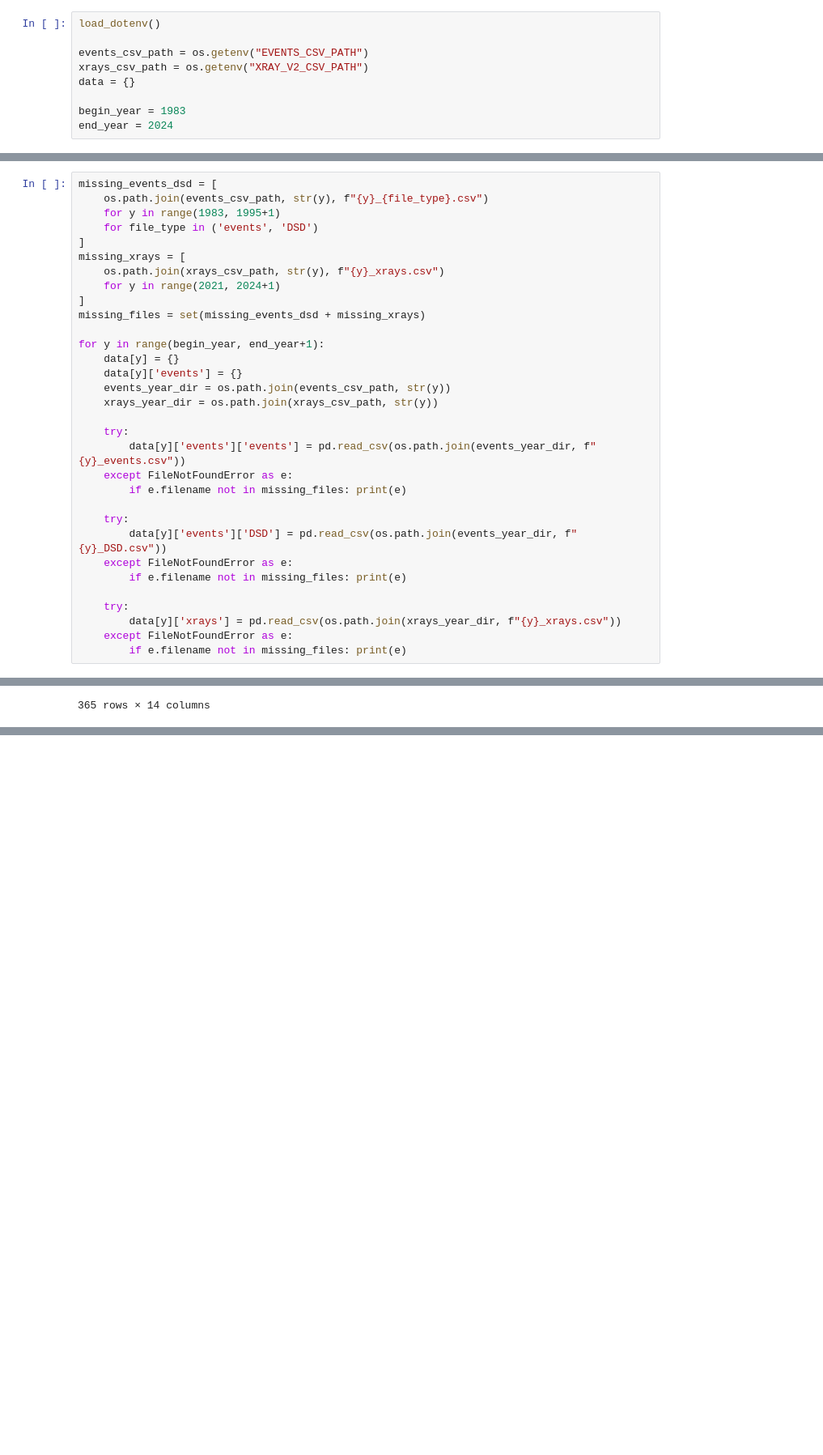
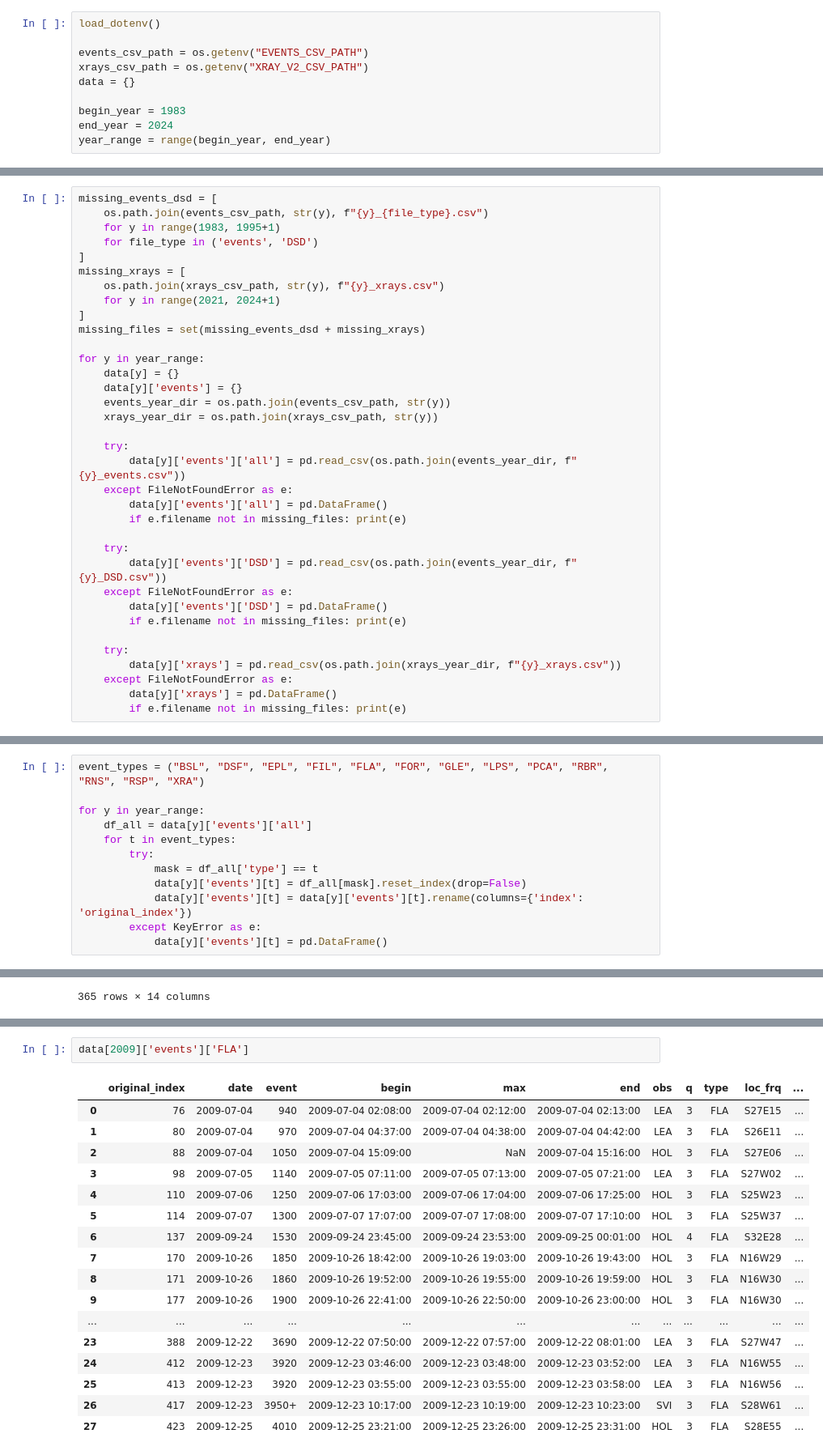
Before and after one commit to DudsFerraz/Solar_Flares_Forecasting, a Jupyter notebook: src/models_trainning/test.ipynb, the cells around one changed output, grey strips where cells are left out. Shown at 81% size. Drawn from its saved outputs; the diff is of its cells as text; blank space fills up the shorter version.

```diff
--- a/src/models_trainning/test.ipynb
+++ b/src/models_trainning/test.ipynb
@@ -14,6 +14,7 @@ data = {}
 
 begin_year = 1983
 end_year = 2024
+year_range = range(begin_year, end_year)
 # %% [markdown]
 ## Reading CSVs
 # %%
@@ -39,23 +36,26 @@ missing_xrays = [
 ]
 missing_files = set(missing_events_dsd + missing_xrays)
 
-for y in range(begin_year, end_year+1):
+for y in year_range:
     data[y] = {}
     data[y]['events'] = {}
     events_year_dir = os.path.join(events_csv_path, str(y))
     xrays_year_dir = os.path.join(xrays_csv_path, str(y))
 
     try:
-        data[y]['events']['events'] = pd.read_csv(os.path.join(events_year_dir, f"{y}_events.csv"))
+        data[y]['events']['all'] = pd.read_csv(os.path.join(events_year_dir, f"{y}_events.csv"))
     except FileNotFoundError as e:
+        data[y]['events']['all'] = pd.DataFrame()
         if e.filename not in missing_files: print(e)
 
     try:
         data[y]['events']['DSD'] = pd.read_csv(os.path.join(events_year_dir, f"{y}_DSD.csv"))
     except FileNotFoundError as e:
+        data[y]['events']['DSD'] = pd.DataFrame()
         if e.filename not in missing_files: print(e)
 
     try:
         data[y]['xrays'] = pd.read_csv(os.path.join(xrays_year_dir, f"{y}_xrays.csv"))
     except FileNotFoundError as e:
+        data[y]['xrays'] = pd.DataFrame()
         if e.filename not in missing_files: print(e)
@@ -62,3 +64,15 @@ for y in range(begin_year, end_year+1):
+# %%
+event_types = ("BSL", "DSF", "EPL", "FIL", "FLA", "FOR", "GLE", "LPS", "PCA", "RBR", "RNS", "RSP", "XRA")
+
+for y in year_range:
+    df_all = data[y]['events']['all']
+    for t in event_types:
+        try:
+            mask = df_all['type'] == t
+            data[y]['events'][t] = df_all[mask].reset_index(drop=False)
+            data[y]['events'][t] = data[y]['events'][t].rename(columns={'index': 'original_index'})
+        except KeyError as e:
+            data[y]['events'][t] = pd.DataFrame()
 # %% [markdown]
 ## A
 # %%
@@ -111,0 +126,20 @@ data[1996]['events']['DSD']
+# %%
+data[2009]['events']['FLA']
+# %% [output]
+|  | original_index | date | event | begin | max | end | obs | q | type | loc_frq | ... |
+| 0 | 76 | 2009-07-04 | 940 | 2009-07-04 02:08:00 | 2009-07-04 02:12:00 | 2009-07-04 02:13:00 | LEA | 3 | FLA | S27E15 | ... |
+| 1 | 80 | 2009-07-04 | 970 | 2009-07-04 04:37:00 | 2009-07-04 04:38:00 | 2009-07-04 04:42:00 | LEA | 3 | FLA | S26E11 | ... |
+| 2 | 88 | 2009-07-04 | 1050 | 2009-07-04 15:09:00 | NaN | 2009-07-04 15:16:00 | HOL | 3 | FLA | S27E06 | ... |
+| 3 | 98 | 2009-07-05 | 1140 | 2009-07-05 07:11:00 | 2009-07-05 07:13:00 | 2009-07-05 07:21:00 | LEA | 3 | FLA | S27W02 | ... |
+| 4 | 110 | 2009-07-06 | 1250 | 2009-07-06 17:03:00 | 2009-07-06 17:04:00 | 2009-07-06 17:25:00 | HOL | 3 | FLA | S25W23 | ... |
+| 5 | 114 | 2009-07-07 | 1300 | 2009-07-07 17:07:00 | 2009-07-07 17:08:00 | 2009-07-07 17:10:00 | HOL | 3 | FLA | S25W37 | ... |
+| 6 | 137 | 2009-09-24 | 1530 | 2009-09-24 23:45:00 | 2009-09-24 23:53:00 | 2009-09-25 00:01:00 | HOL | 4 | FLA | S32E28 | ... |
+| 7 | 170 | 2009-10-26 | 1850 | 2009-10-26 18:42:00 | 2009-10-26 19:03:00 | 2009-10-26 19:43:00 | HOL | 3 | FLA | N16W29 | ... |
+| 8 | 171 | 2009-10-26 | 1860 | 2009-10-26 19:52:00 | 2009-10-26 19:55:00 | 2009-10-26 19:59:00 | HOL | 3 | FLA | N16W30 | ... |
+| 9 | 177 | 2009-10-26 | 1900 | 2009-10-26 22:41:00 | 2009-10-26 22:50:00 | 2009-10-26 23:00:00 | HOL | 3 | FLA | N16W30 | ... |
+| ... | ... | ... | ... | ... | ... | ... | ... | ... | ... | ... | ... |
+| 23 | 388 | 2009-12-22 | 3690 | 2009-12-22 07:50:00 | 2009-12-22 07:57:00 | 2009-12-22 08:01:00 | LEA | 3 | FLA | S27W47 | ... |
+| 24 | 412 | 2009-12-23 | 3920 | 2009-12-23 03:46:00 | 2009-12-23 03:48:00 | 2009-12-23 03:52:00 | LEA | 3 | FLA | N16W55 | ... |
+| 25 | 413 | 2009-12-23 | 3920 | 2009-12-23 03:55:00 | 2009-12-23 03:55:00 | 2009-12-23 03:58:00 | LEA | 3 | FLA | N16W56 | ... |
+| 26 | 417 | 2009-12-23 | 3950+ | 2009-12-23 10:17:00 | 2009-12-23 10:19:00 | 2009-12-23 10:23:00 | SVI | 3 | FLA | S28W61 | ... |
+| 27 | 423 | 2009-12-25 | 4010 | 2009-12-25 23:21:00 | 2009-12-25 23:26:00 | 2009-12-25 23:31:00 | HOL | 3 | FLA | S28E55 | ... |
```
Also changed, not shown: parts of 6 cells of this notebook, 6 other files.
